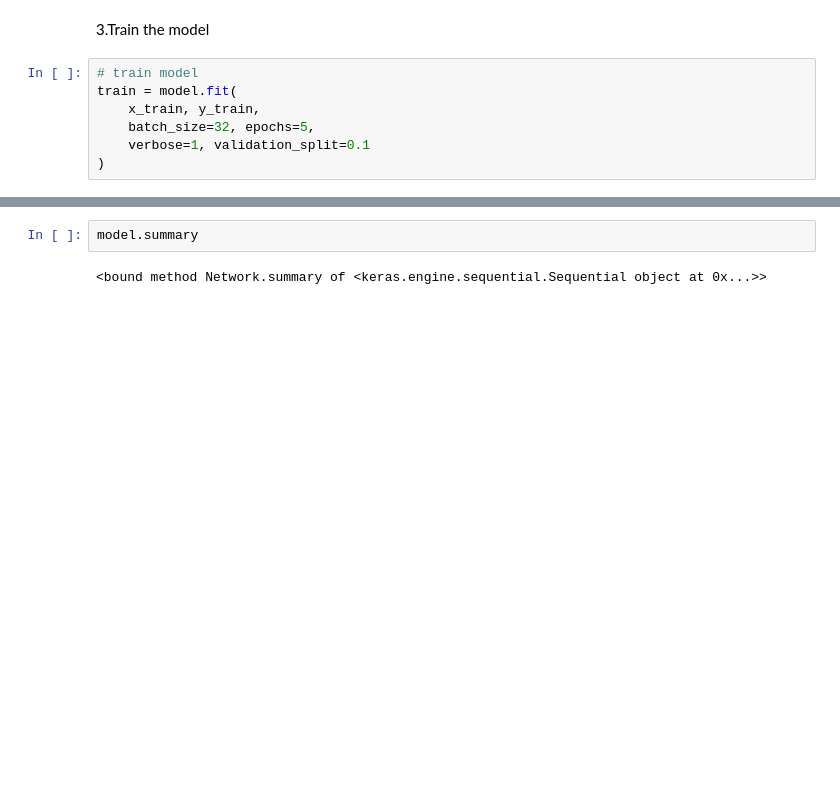
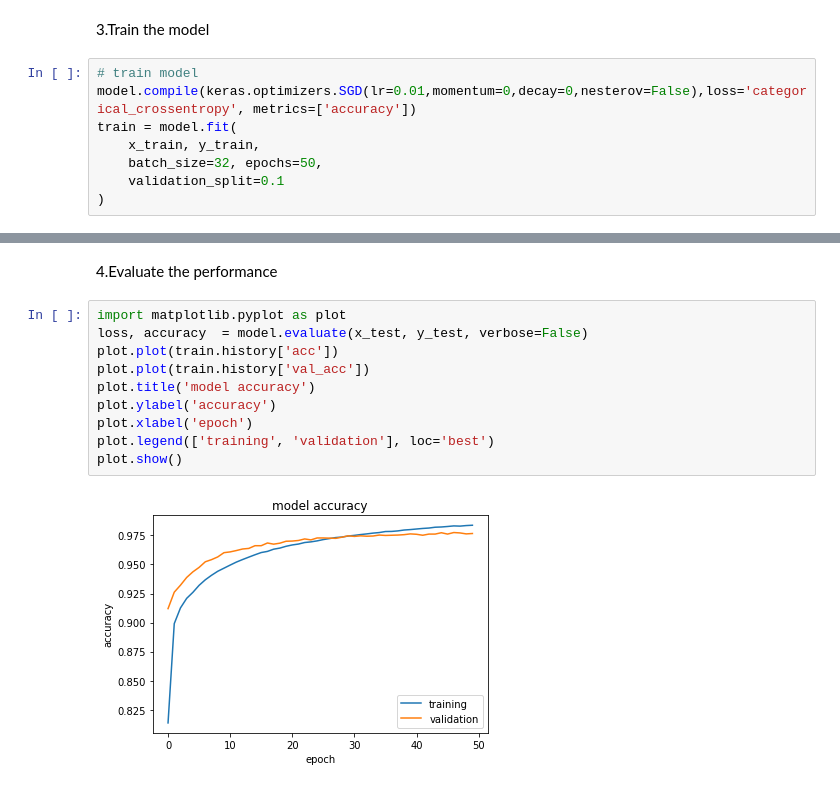
Before and after one commit to DeusExMachina1993/Deep-Computer-Vision, a Jupyter notebook: Project1.ipynb, the cells around one changed output, grey strips where cells are left out. Cells and saved outputs as stored; diff of their text form; blank space fills up the shorter version.

```diff
--- a/Project1.ipynb
+++ b/Project1.ipynb
@@ -109,9 +116,10 @@ model.compile(optimizer=keras.optimizers.sgd(),loss='categorical_crossentropy')
 3.Train the model
 # %%
 # train model
+model.compile(keras.optimizers.SGD(lr=0.01,momentum=0,decay=0,nesterov=False),loss='categorical_crossentropy', metrics=['accuracy'])
 train = model.fit(
     x_train, y_train,
-    batch_size=32, epochs=5,
-    verbose=1, validation_split=0.1
+    batch_size=32, epochs=50,
+    validation_split=0.1
 )
 # %% [output]
@@ -119,4 +143,14 @@ ValueError: ignored
-# %%
-model.summary
-# %% [output]
-<bound method Network.summary of <keras.engine.sequential.Sequential object at 0x...>>
+# %% [markdown]
+4.Evaluate the performance
+# %%
+import matplotlib.pyplot as plot
+loss, accuracy  = model.evaluate(x_test, y_test, verbose=False)
+plot.plot(train.history['acc'])
+plot.plot(train.history['val_acc'])
+plot.title('model accuracy')
+plot.ylabel('accuracy')
+plot.xlabel('epoch')
+plot.legend(['training', 'validation'], loc='best')
+plot.show()
+# %% [output]
+[figure, added]
```
Also changed, not shown: parts of 9 cells of this notebook.
